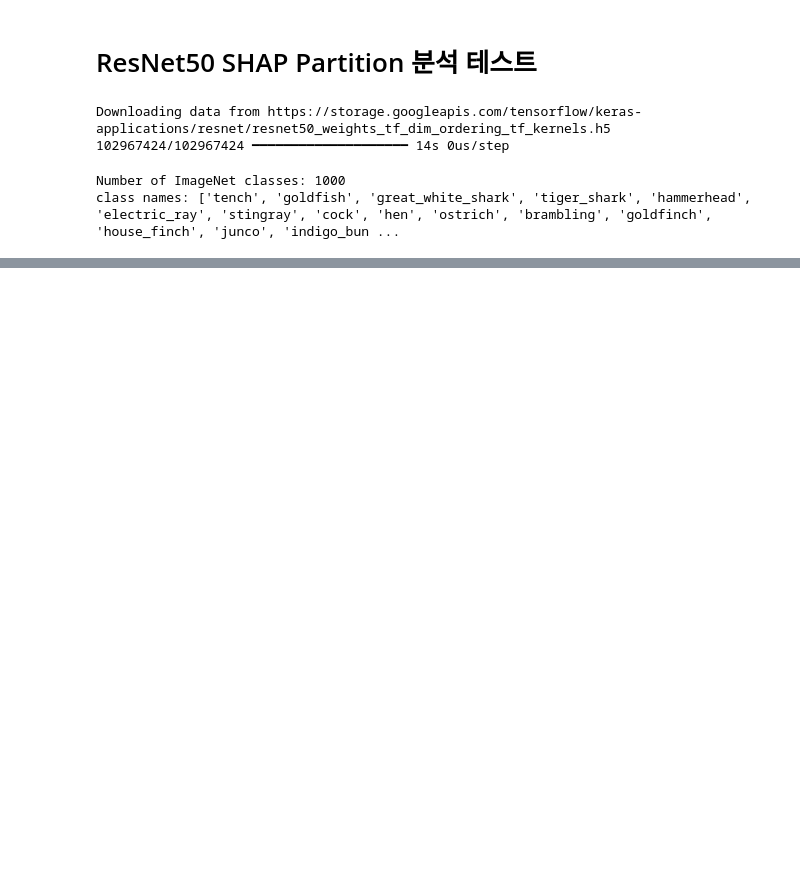
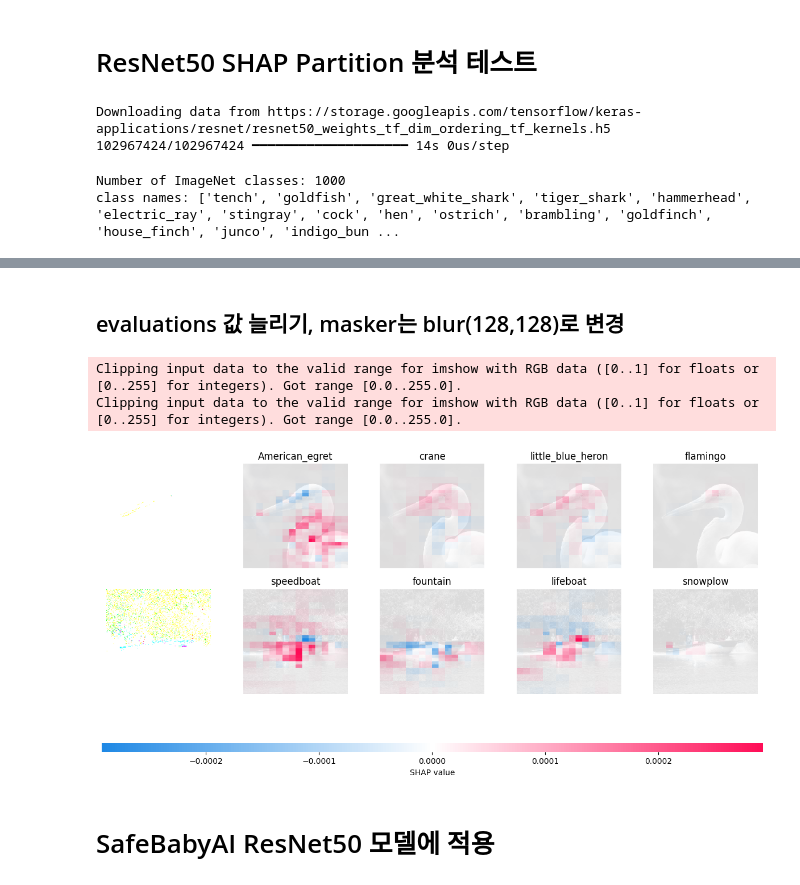
Before and after one commit to SafeBabyAI/safebaby-xai, a Jupyter notebook: shap_test.ipynb, the cells around one changed output, grey strips where cells are left out. Drawn from its saved outputs; the diff is of its cells as text; code cells hidden in the pictures; blank space fills up the shorter version.

```diff
--- a/shap_test.ipynb
+++ b/shap_test.ipynb
@@ -43,0 +58,21 @@ explainer = shap.Explainer(f, masker, output_names=class_names)
+# %% [markdown]
+## evaluations 값 늘리기, masker는 blur(128,128)로 변경
+# %%
+def f(x):
+    tmp = x.copy()
+    preprocess_input(tmp)
+    return model(tmp)
+
+masker_blur = shap.maskers.Image("blur(128,128)", X[0].shape)
+explainer_blur = shap.Explainer(f, masker_blur, output_names=class_names)
+
+# max_evals=5000
+shap_values_fine = explainer_blur(X[1:3], max_evals=5000, batch_size=50, outputs=shap.Explanation.argsort.flip[:4])
+
+shap.image_plot(shap_values_fine)
+# %% [output]
+Clipping input data to the valid range for imshow with RGB data ([0..1] for floats or [0..255] for integers). Got range [0.0..255.0].
+Clipping input data to the valid range for imshow with RGB data ([0..1] for floats or [0..255] for integers). Got range [0.0..255.0].
+[figure, added]
+# %% [markdown]
+# SafeBabyAI ResNet50 모델에 적용
```
Also changed, not shown: parts of 10 cells of this notebook, 1 other file.
